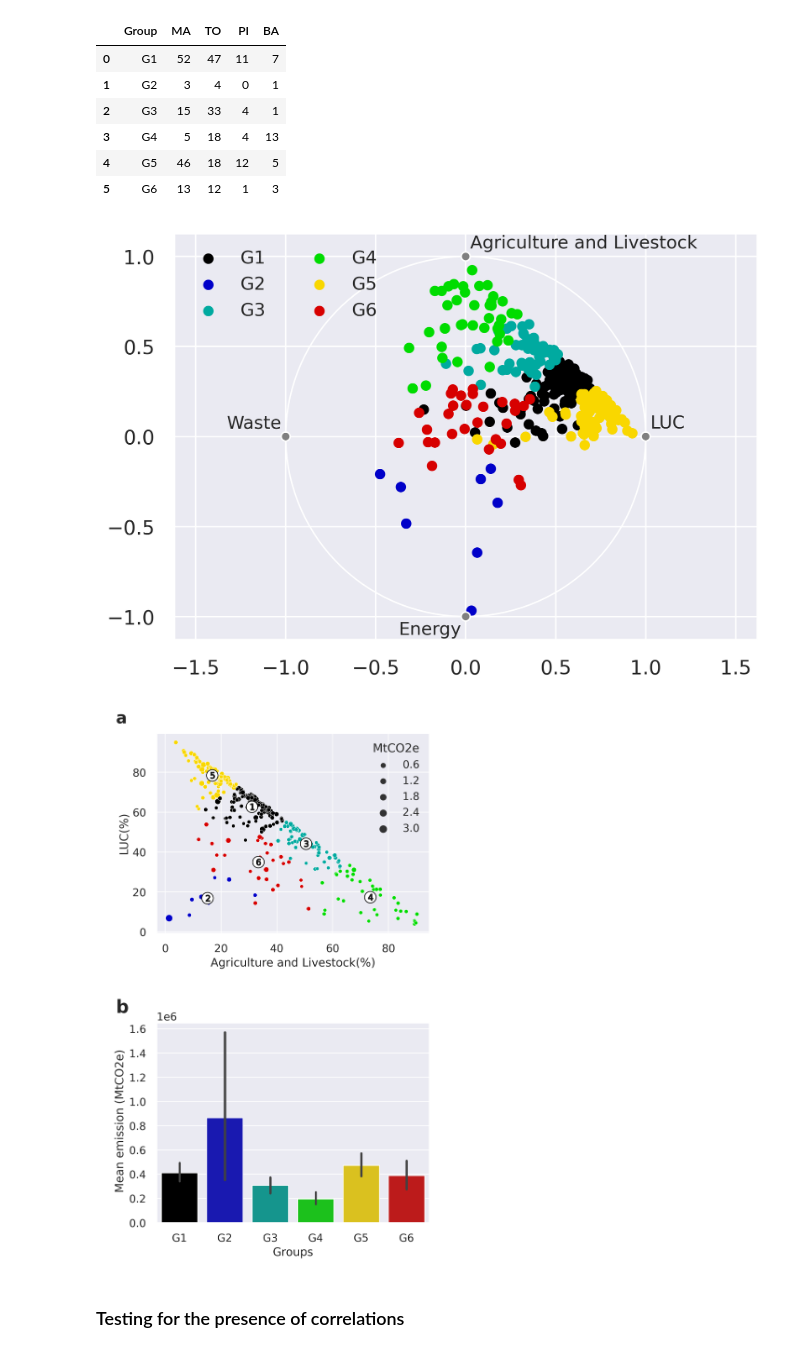
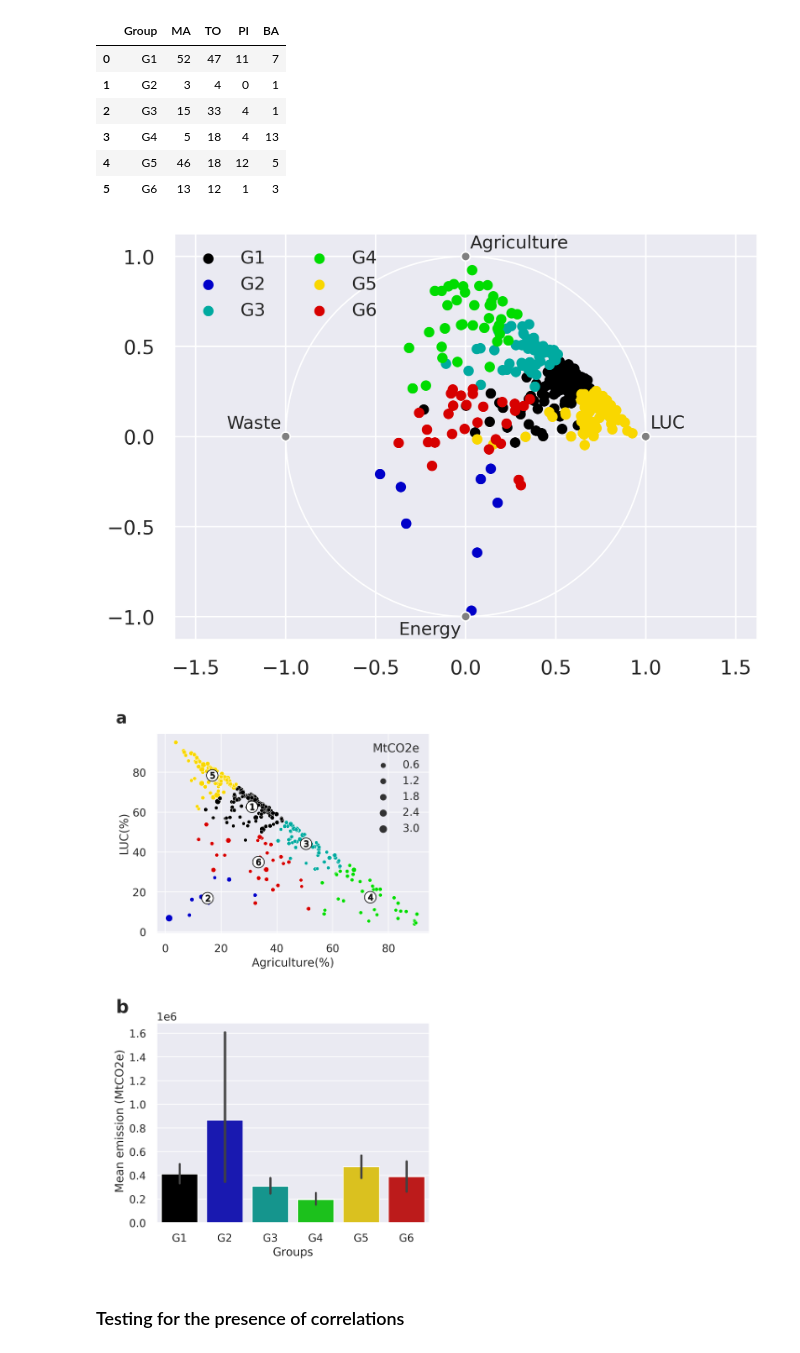
Before and after one commit to lucas-fpaiva/matopiba_emissions, a Jupyter notebook: code/groups.ipynb, the cells around one changed output. Saved outputs shown, nothing was run; the diff lists cells and outputs as text; code cells hidden in the pictures.

```diff
--- a/code/groups.ipynb
+++ b/code/groups.ipynb
@@ -72,8 +77,8 @@ def features_func(data_l):
 
     return data_l
 # %%
-features=["Agriculture and Livestock","LUC","Energy","Waste"]
-features_group=["Agriculture and Livestock","LUC","Energy","Waste","group"]
+features=["Agriculture","LUC","Energy","Waste"]
+features_group=["Agriculture","LUC","Energy","Waste","group"]
 data_proces= features_func(data)
 data_proces.head()
 # %% [output]
@@ -484,11 +486,11 @@ tab2.head(7)
 # %%
 fig = plt.figure(figsize = (7,5),dpi = 300)
 
-radviz(data[["LUC","Agriculture and Livestock","Waste","Energy","group_name"]].sort_values(by='group_name'), 'group_name',color = color)
+radviz(data[["LUC","Agriculture","Waste","Energy","group_name"]].sort_values(by='group_name'), 'group_name',color = color)
 plt.legend(loc='upper left', ncol=2,fontsize=12)
 plt.savefig("/content/matopiba_emissions/output/figure3.pdf", format="pdf", dpi=1000)
 # %% [output]
-[figure, old version]
+[figure, new version]
 # %%
 import matplotlib.gridspec as gridspec
 
@@ -507,12 +509,12 @@ for i in range(1,k+1):
   color.append(cm.nipy_spectral(float(i-1)*1.1 /k))
 
 
-ax=sns.scatterplot(data=data*100 , x="Agriculture and Livestock", y="LUC",  hue="group",legend = False,  alpha=1,
+ax=sns.scatterplot(data=data*100 , x="Agriculture", y="LUC",  hue="group",legend = False,  alpha=1,
                    size ="emi_2018",s=5000, marker='o',  palette=color)
-ax=sns.scatterplot(data=data*100 , x="Agriculture and Livestock", y="LUC", size ="emi_2018",alpha=0.0,
+ax=sns.scatterplot(data=data*100 , x="Agriculture", y="LUC", size ="emi_2018",alpha=0.0,
            palette=color)
 ax.set_ylabel('LUC(%)',fontsize=fontsize)
-ax.set_xlabel('Agriculture and Livestock(%)', fontsize=fontsize)
+ax.set_xlabel('Agriculture(%)', fontsize=fontsize)
 ax.text(-0.15, 1.05, 'a', transform=ax.transAxes,
     size=20, weight='bold')
 plt.legend(title='MtCO2e')
@@ -526,34 +528,34 @@ grupos_count = data.groupby('group').count()
 group_size = list(grupos_count['Municipalities'])
 
 for i, c in enumerate(centers):
   color=(cm.nipy_spectral(float(i-1)*1.1 /k))
 
   ax= plt.scatter(c[0]*100, c[1]*100, marker='o',
           c='white', alpha=1, s=200, edgecolor='k') #*group_size[i]
   ax=plt.scatter(c[0]*100, c[1]*100, marker='$%d$' % int(i+1), alpha=1,
               s=60, edgecolor='k',c='k')#color
 
 
 color = []
 for i in range(1,k+1):
     color.append(cm.nipy_spectral(float(i-1)*1.1 /k))
 
 
 ax = fig.add_subplot(gs[7:12, 0])
 
 ax = sns.barplot(x='group_name', y="emi_2018",alpha=1,
                       data=data.sort_values(by=['group']),palette=color)
 ax.set_xlabel('Groups',fontsize=fontsize)
 ax.set_ylabel('\n Mean emission (MtCO2e)', fontsize=fontsize)
 ax.text(-0.15, 1.05, 'b', transform=ax.transAxes,
     size=22, weight='bold')
 
 
 
 
 plt.savefig("/content/matopiba_emissions/output/figure4.pdf", format="pdf", dpi=1000)
 # %% [output]
-[figure, old version]
+[figure, new version]
 # %% [markdown]
 ### Testing for the presence of correlations
 # %%
```
Also changed, not shown: parts of 10 cells of this notebook.
